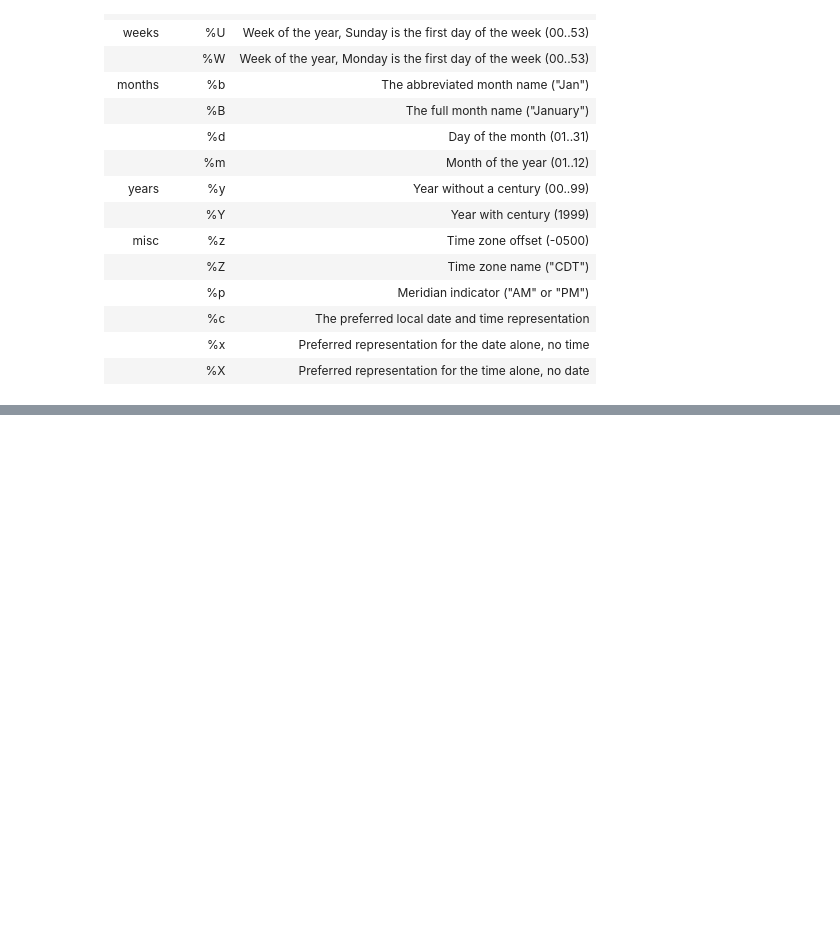
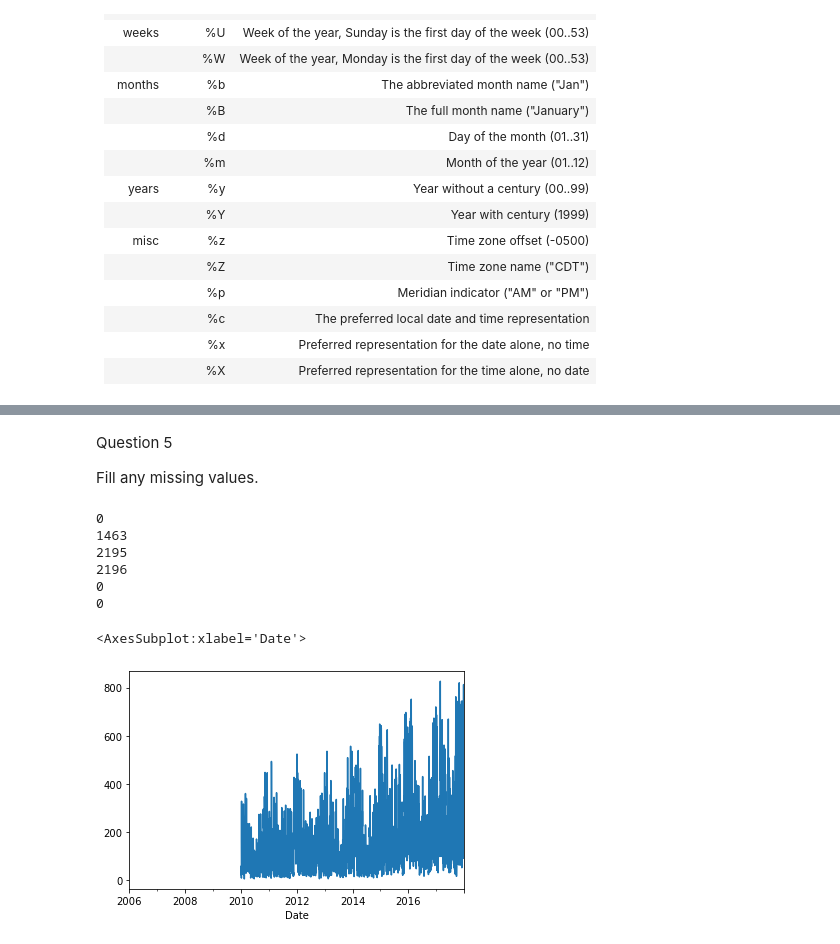
Before and after one commit to tim-keriazes/time-series-exercises, a Jupyter notebook: data_preparation_exercises.ipynb, the cells around one changed output, grey strips where cells are left out. Cells and saved outputs as stored; diff of their text form; code cells hidden in the pictures; blank space fills up the shorter version.

```diff
--- a/data_preparation_exercises.ipynb
+++ b/data_preparation_exercises.ipynb
@@ -27,0 +177,4 @@
+# %%
+#set index as datetime variable
+df_power.set_index('Date', inplace=True)
+df_power.head()
@@ -27,0 +193,4 @@
+# %%
+df_power['month'] = df_power.index.strftime('%B')
+df_power['year'] = df_power.index.strftime('%Y')
+df_power.head()
@@ -27,0 +205,19 @@
+# %% [markdown]
+Question 5
+
+Fill any missing values.
+# %%
+for col in list(df_power.columns):
+    print(df_power[col].isna().sum())
+# %% [output]
+0
+1463
+2195
+2196
+0
+0
+# %%
+df_power.Wind.plot()
+# %% [output]
+<AxesSubplot:xlabel='Date'>
+[figure, added]
```
Also changed, not shown: parts of 27 cells of this notebook.
